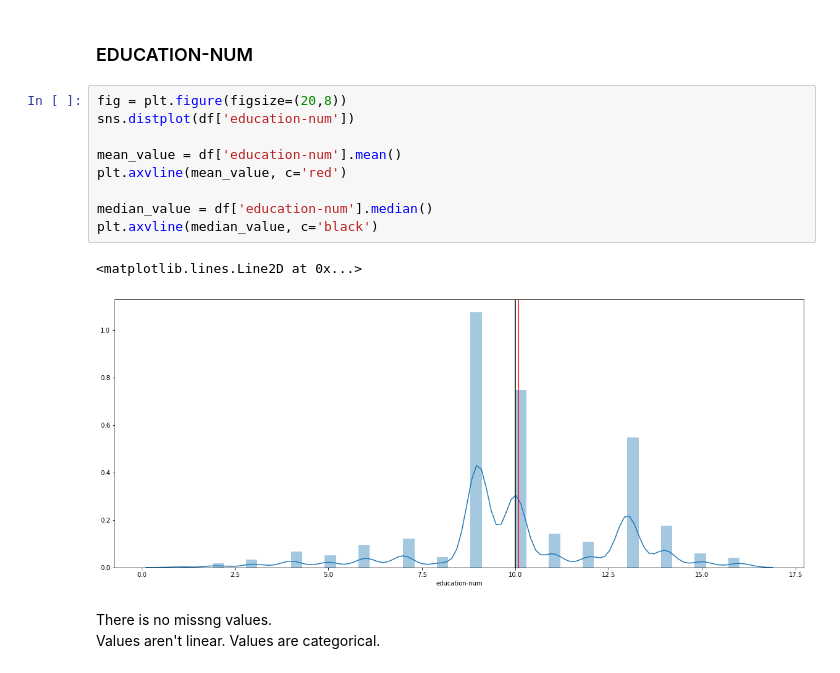
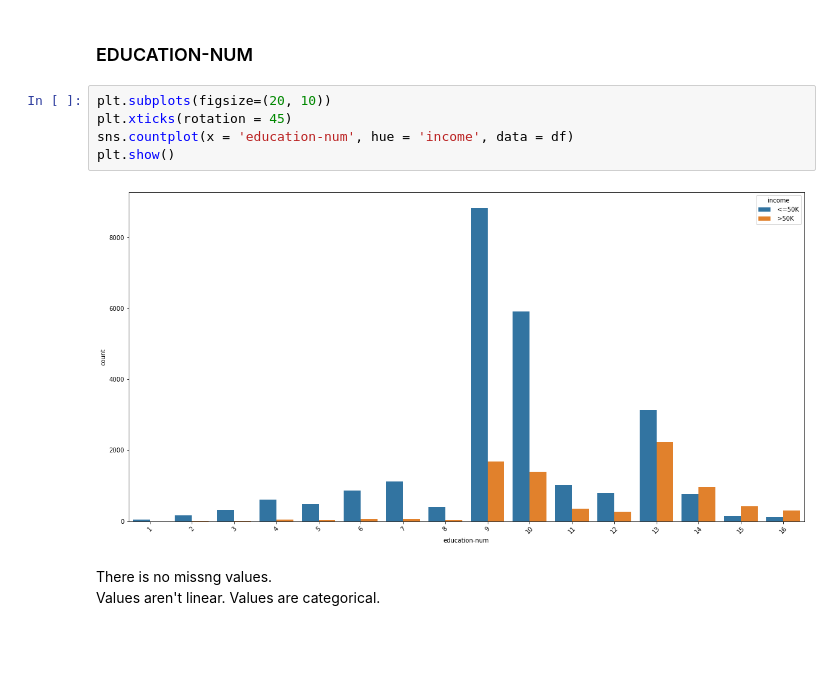
Before and after one commit to agomolka/AdultIncomeAnalysis, a Jupyter notebook: Adult_income_analysis.ipynb, the cells around one changed output. Cells and saved outputs as stored; diff of their text form; blank space fills up the shorter version.

Commit message:
After data cleaning

```diff
--- a/Adult_income_analysis.ipynb
+++ b/Adult_income_analysis.ipynb
@@ -152,17 +180,12 @@ plt.show()
 There is no missing values.
 # %% [markdown]
 ### EDUCATION-NUM
-# %%
-fig = plt.figure(figsize=(20,8))
-sns.distplot(df['education-num'])
-
-mean_value = df['education-num'].mean()
-plt.axvline(mean_value, c='red')
-
-median_value = df['education-num'].median()
-plt.axvline(median_value, c='black')
-# %% [output]
-<matplotlib.lines.Line2D at 0x...>
-[figure, removed]
+# %%
+plt.subplots(figsize=(20, 10))
+plt.xticks(rotation = 45)
+sns.countplot(x = 'education-num', hue = 'income', data = df)
+plt.show()
+# %% [output]
+[figure, added]
 # %% [markdown]
 There is no missng values. <br> Values aren't linear. Values are categorical.
```
Also changed, not shown: parts of 30 cells of this notebook.
